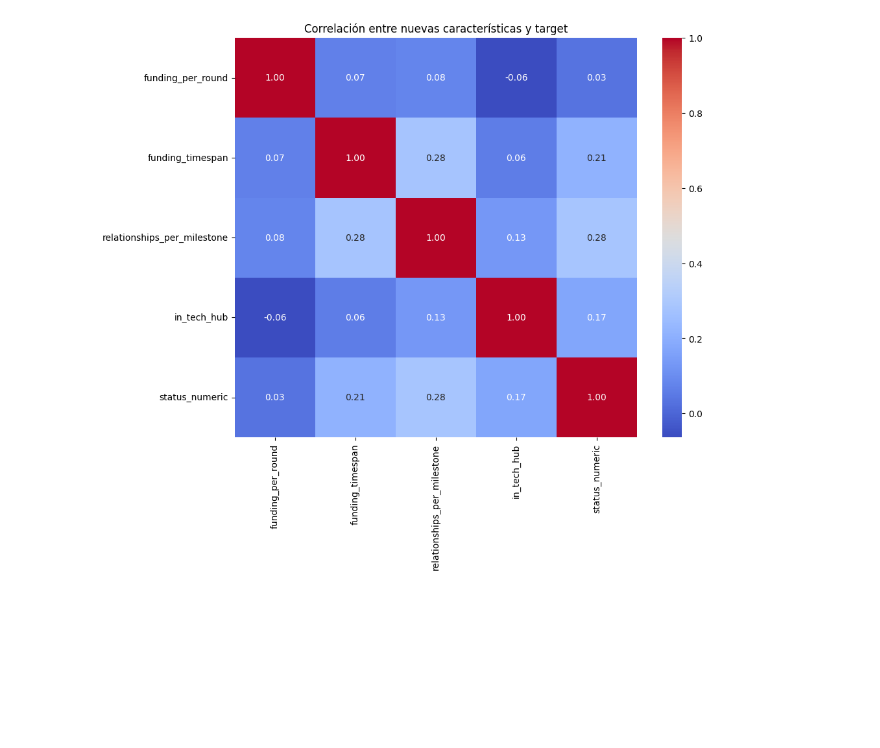
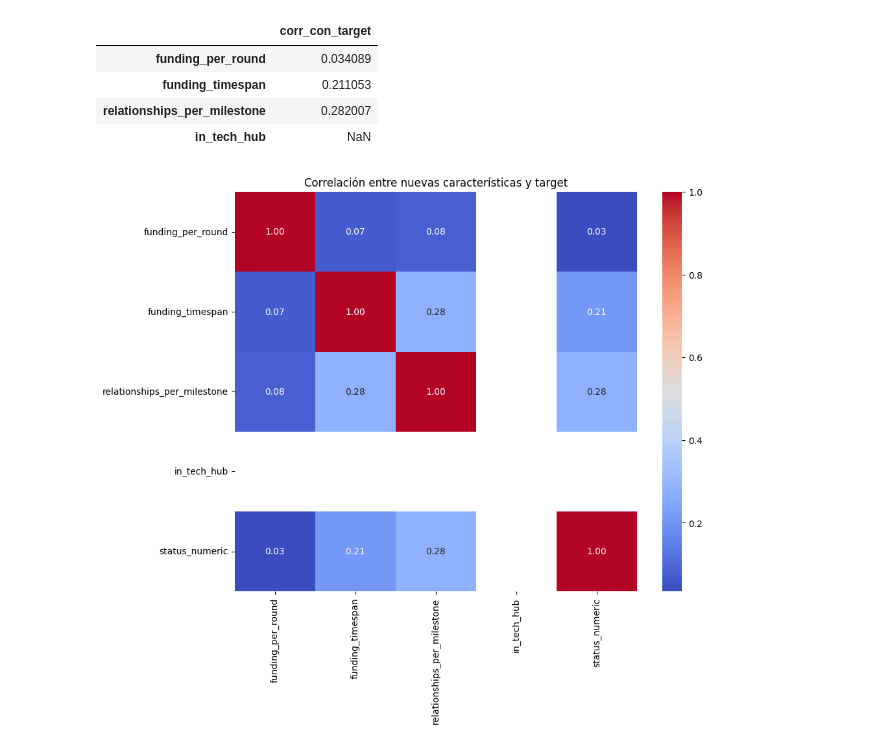
Before and after one commit to AlexLopez-ia/startups-ml, a Jupyter notebook: notebooks/02_feature_engineering.ipynb, the cells around one changed output. Saved outputs shown, nothing was run; the diff lists cells and outputs as text; code cells hidden in the pictures; blank space fills up the shorter version.

```diff
--- a/notebooks/02_feature_engineering.ipynb
+++ b/notebooks/02_feature_engineering.ipynb
@@ -166,0 +149,20 @@ Name: status_numeric, dtype: float64
+# %%
+# 1) Calcula la tasa y renombra índice
+success_by_hub = (
+    df.groupby('in_tech_hub')['status_numeric']
+      .mean()
+      .rename(index={0: 'No', 1: 'Sí'})
+)
+
+# 2) Dibuja el bar chart usando el índice renombrado
+fig, ax = plt.subplots(figsize=(8, 6))
+success_by_hub.plot(kind='bar', ax=ax)
+ax.set_title('Tasa de éxito según ubicación en hub tecnológico')
+ax.set_xlabel('En hub tecnológico')
+ax.set_ylabel('Tasa de éxito')
+fig.savefig(fig_dir / 'tech_hub_success.png', bbox_inches='tight')
+plt.show()
+
+# 3) Muestra la tabla
+from IPython.display import display
+display(success_by_hub)
@@ -167,22 +174,39 @@ Name: status_numeric, dtype: float64
 # %%
-# Correlación de las nuevas características con el target
-df['status_numeric'] = df[TARGET_COLUMN].apply(lambda x: 1 if x == 'acquired' else 0)
+# ————————————————————————————————
+# Correlación de nuevas características vs target
+# ————————————————————————————————
 
-# Correlación de las nuevas características con el target
-new_features = ['funding_per_round', 'funding_timespan', 'relationships_per_milestone', 'in_tech_hub']
-available_features = [feat for feat in new_features if feat in df.columns]
+# 1) Asegurar columna numérica del target
+if 'status_numeric' not in df.columns:
+    df['status_numeric'] = df[TARGET_COLUMN].map({'acquired': 1, 'closed': 0})
 
-if available_features:
-    print("\nCorrelación de nuevas características con el target:")
-    for feature in available_features:
-        correlation = df[feature].corr(df['status_numeric'])  # Usar la versión numérica
-        print(f"- {feature}: {correlation:.4f}")
+# 2) Definir y filtrar features disponibles
+new_features = [
+    'funding_per_round',
+    'funding_timespan',
+    'relationships_per_milestone',
+    'in_tech_hub'
+]
+available = [f for f in new_features if f in df.columns]
 
-    # Matriz de correlación de las nuevas características
-    plt.figure(figsize=(10, 8))
-    features_plus_target = available_features + ['status_numeric']  # Usar la versión numérica
-    sns.heatmap(df[features_plus_target].corr(), annot=True, cmap='coolwarm', fmt='.2f')
-    plt.title('Correlación entre nuevas características y target')
-    plt.savefig('../reports/figures/feature_engineering/new_features_correlation.png')
+if available:
+    # 3) Serie de correlaciones
+    import pandas as pd
+    corr_ser = df[available].apply(lambda col: col.corr(df['status_numeric']))
+    corr_ser.name = 'corr_con_target'
+    display(corr_ser.to_frame())
+
+    # 4) Heatmap de la matriz de correlación
+    corr_df = df[available + ['status_numeric']].corr()
+    fig, ax = plt.subplots(figsize=(10, 8))
+    sns.heatmap(
+        corr_df,
+        annot=True,
+        cmap='coolwarm',
+        fmt='.2f',
+        ax=ax
+    )
+    ax.set_title('Correlación entre nuevas características y target')
+    fig.savefig(fig_dir / 'new_features_correlation.png', bbox_inches='tight')
     plt.show()
 # %% [output]
@@ -194,2 +213,7 @@ Correlación de nuevas características con el target:
+|  | corr_con_target |
+| funding_per_round | 0.034089 |
+| funding_timespan | 0.211053 |
+| relationships_per_milestone | 0.282007 |
+| in_tech_hub | NaN |
-[figure, old version]
+[figure, new version]
 # %%
```
Also changed, not shown: parts of 11 cells of this notebook, 6 other files.
